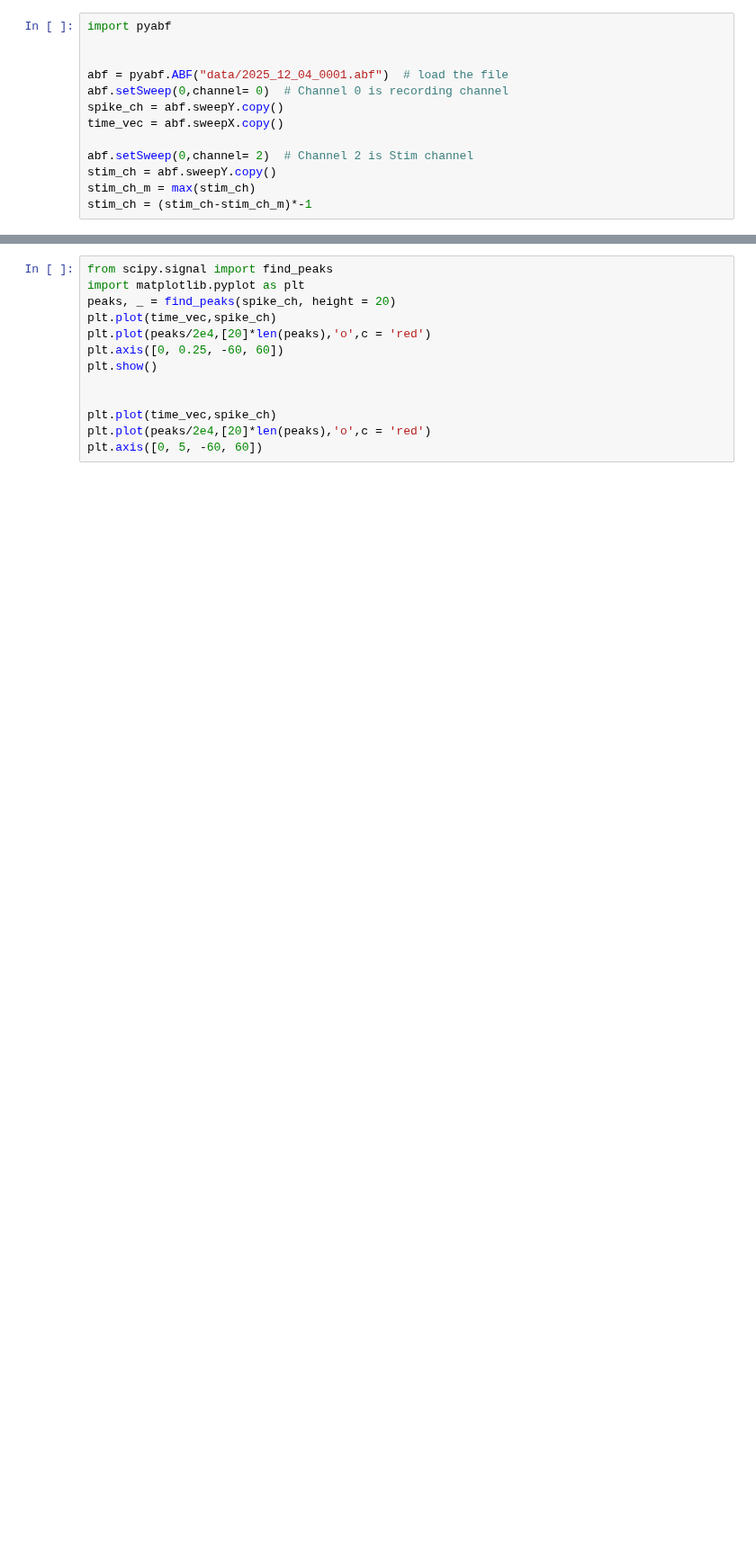
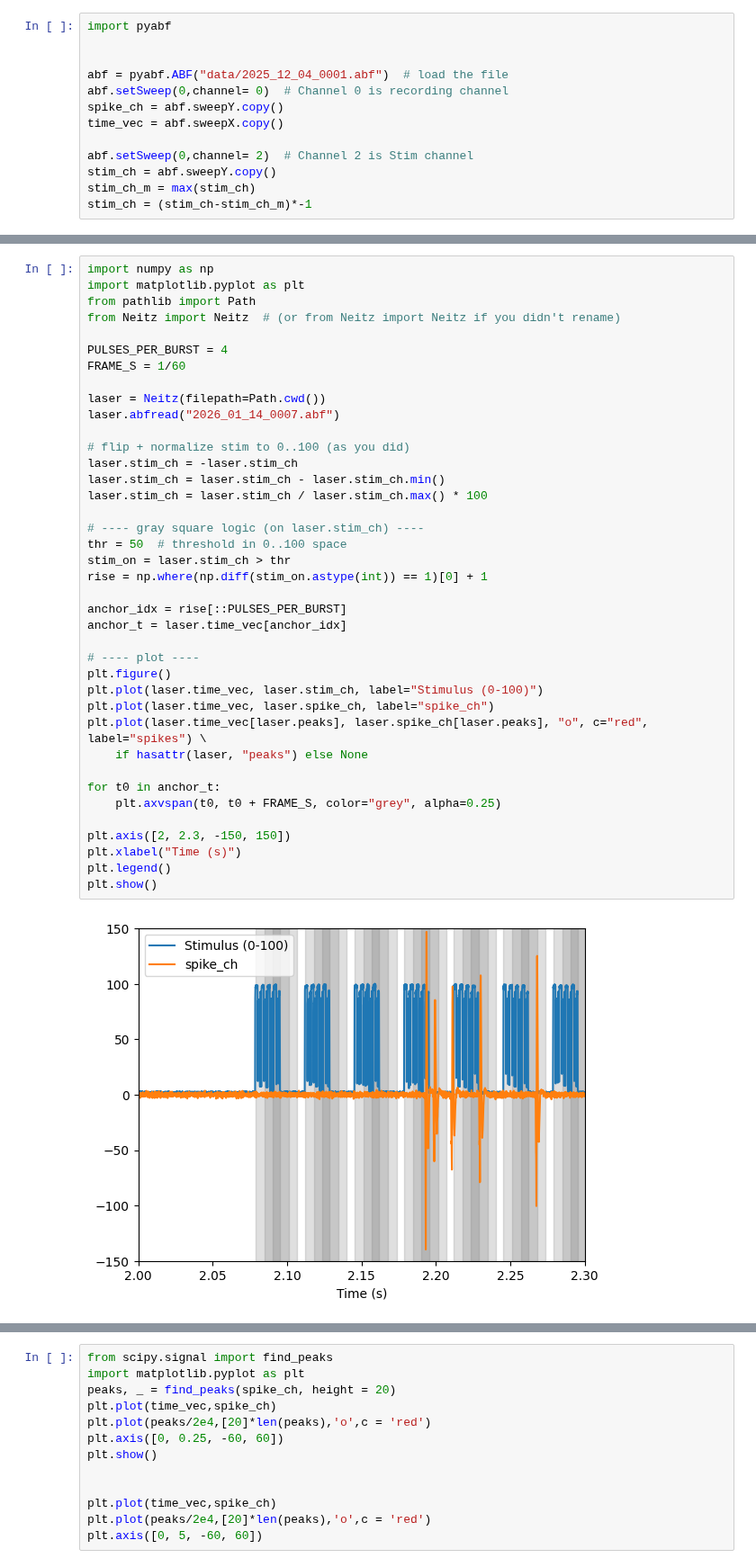
Before and after one commit to bkim346/Neitz_Analysis_Suite, a Jupyter notebook: testingbed.ipynb, the cells around one changed output, grey strips where cells are left out. Shown at 90% size. Cells and saved outputs as stored; diff of their text form; blank space fills up the shorter version.

```diff
--- a/testingbed.ipynb
+++ b/testingbed.ipynb
@@ -44,3 +44,44 @@ plt.axis([2.2, 2.5, -150, 150])
+# %%
+import numpy as np
+import matplotlib.pyplot as plt
+from pathlib import Path
+from Neitz import Neitz  # (or from Neitz import Neitz if you didn't rename)
+
+PULSES_PER_BURST = 4
+FRAME_S = 1/60
+
+laser = Neitz(filepath=Path.cwd())
+laser.abfread("2026_01_14_0007.abf")
+
+# flip + normalize stim to 0..100 (as you did)
+laser.stim_ch = -laser.stim_ch
+laser.stim_ch = laser.stim_ch - laser.stim_ch.min()
+laser.stim_ch = laser.stim_ch / laser.stim_ch.max() * 100
+
+# ---- gray square logic (on laser.stim_ch) ----
+thr = 50  # threshold in 0..100 space
+stim_on = laser.stim_ch > thr
+rise = np.where(np.diff(stim_on.astype(int)) == 1)[0] + 1
+
+anchor_idx = rise[::PULSES_PER_BURST]
+anchor_t = laser.time_vec[anchor_idx]
+
+# ---- plot ----
+plt.figure()
+plt.plot(laser.time_vec, laser.stim_ch, label="Stimulus (0-100)")
+plt.plot(laser.time_vec, laser.spike_ch, label="spike_ch")
+plt.plot(laser.time_vec[laser.peaks], laser.spike_ch[laser.peaks], "o", c="red", label="spikes") \
+    if hasattr(laser, "peaks") else None
+
+for t0 in anchor_t:
+    plt.axvspan(t0, t0 + FRAME_S, color="grey", alpha=0.25)
+
+plt.axis([2, 2.3, -150, 150])
+plt.xlabel("Time (s)")
+plt.legend()
+plt.show()
+# %% [output]
+[figure, added]
 # %%
 import numpy as np
 import matplotlib.pyplot as plt
```
Also changed, not shown: parts of 11 cells of this notebook.
